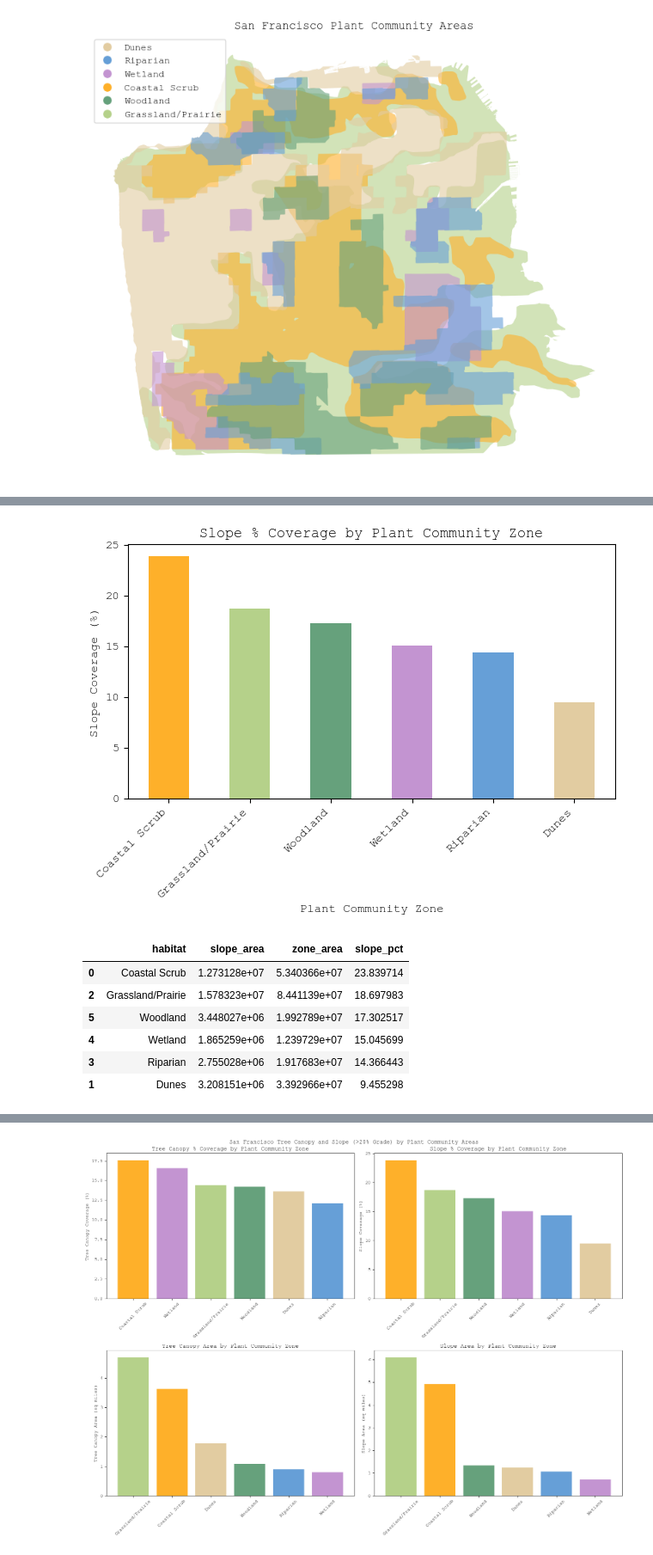
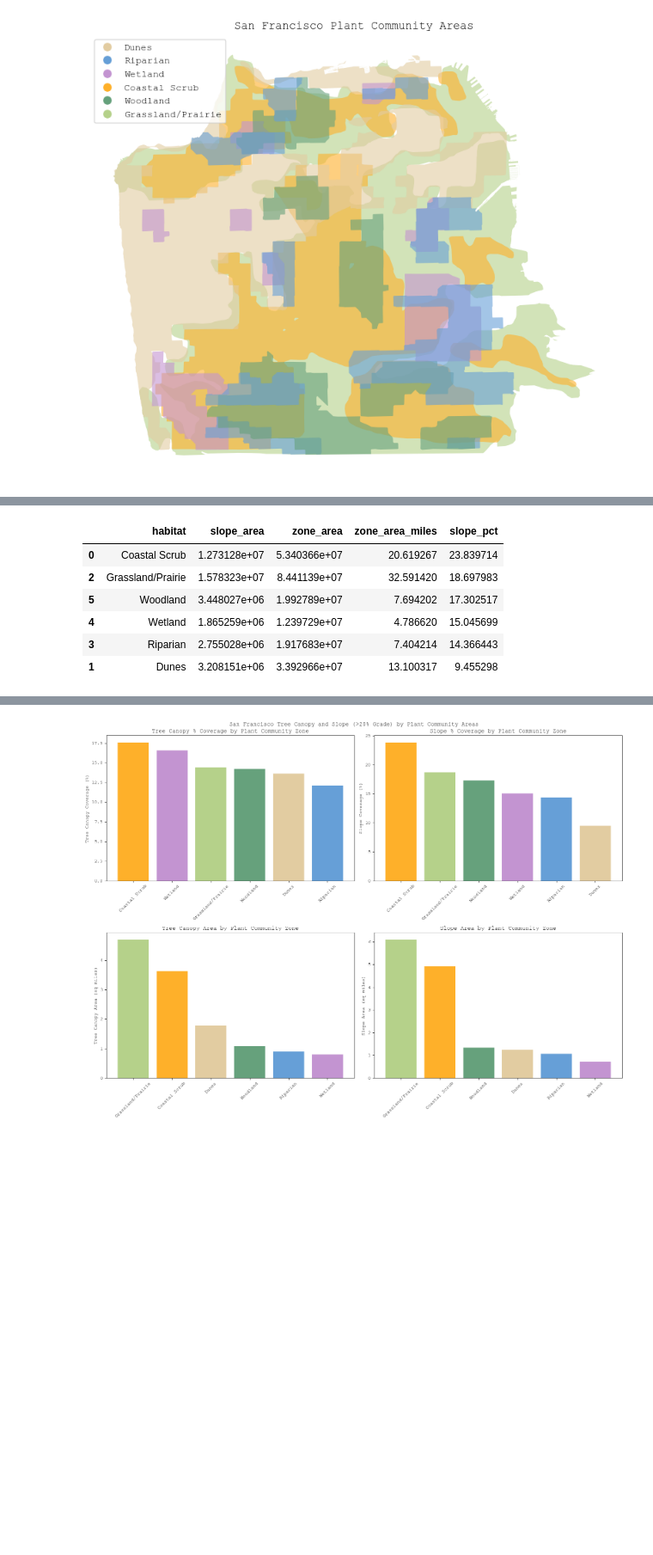
Before and after one commit to elliemadsen/cdp-mapping-systems, a Jupyter notebook: Assignments/01_SF_Canopy_Slope_Habitat_Analysis.ipynb, the cells around one changed output, grey strips where cells are left out. Shown at 86% size. Drawn from its saved outputs; the diff is of its cells as text; code cells hidden in the pictures; blank space fills up the shorter version.

```diff
--- a/Assignments/01_SF_Canopy_Slope_Habitat_Analysis.ipynb
+++ b/Assignments/01_SF_Canopy_Slope_Habitat_Analysis.ipynb
@@ -229,43 +205,32 @@ canopy_by_zone
 # %%
 # ---------------------- slope coverage % per plant community zone ----------------------
 
 # Compute intersection
 slope_intersection = gpd.overlay(sf_plant_areas, sf_slopes, how="intersection")
 
 # Compute slope area per intersection
 slope_intersection["slope_area"] = slope_intersection.geometry.area
 
 # Aggregate total slope area per habitat
 slope_by_zone = slope_intersection.groupby("habitat")["slope_area"].sum().reset_index()
 
 # Merge and compute percentage
 slope_zone_stats = slope_by_zone.merge(zone_areas, on="habitat")
 slope_zone_stats["slope_pct"] = (
     slope_zone_stats["slope_area"] / slope_zone_stats["zone_area"] * 100
 )
 
 slope_zone_stats = slope_zone_stats.sort_values("slope_pct", ascending=False)
 
-colors = [cmap.get(h, "#cccccc") for h in slope_zone_stats["habitat"]]
-
-slope_zone_stats.plot.bar(x="habitat", y="slope_pct", color=colors, legend=False)
-plt.ylabel("Slope Coverage (%)")
-plt.xlabel("Plant Community Zone")
-plt.title("Slope % Coverage by Plant Community Zone")
-plt.xticks(rotation=45, ha="right")
-plt.tight_layout()
-plt.show()
-
 slope_zone_stats
 # %% [output]
-[figure, removed]
-|  | habitat | slope_area | zone_area | slope_pct |
-| 0 | Coastal Scrub | 1.273128e+07 | 5.340366e+07 | 23.839714 |
-| 2 | Grassland/Prairie | 1.578323e+07 | 8.441139e+07 | 18.697983 |
-| 5 | Woodland | 3.448027e+06 | 1.992789e+07 | 17.302517 |
-| 4 | Wetland | 1.865259e+06 | 1.239729e+07 | 15.045699 |
-| 3 | Riparian | 2.755028e+06 | 1.917683e+07 | 14.366443 |
-| 1 | Dunes | 3.208151e+06 | 3.392966e+07 | 9.455298 |
+|  | habitat | slope_area | zone_area | zone_area_miles | slope_pct |
+| 0 | Coastal Scrub | 1.273128e+07 | 5.340366e+07 | 20.619267 | 23.839714 |
+| 2 | Grassland/Prairie | 1.578323e+07 | 8.441139e+07 | 32.591420 | 18.697983 |
+| 5 | Woodland | 3.448027e+06 | 1.992789e+07 | 7.694202 | 17.302517 |
+| 4 | Wetland | 1.865259e+06 | 1.239729e+07 | 4.786620 | 15.045699 |
+| 3 | Riparian | 2.755028e+06 | 1.917683e+07 | 7.404214 | 14.366443 |
+| 1 | Dunes | 3.208151e+06 | 3.392966e+07 | 13.100317 | 9.455298 |
 # %%
 # ---------------------- slope area per plant community zone ----------------------
 
```
Also changed, not shown: parts of 8 cells of this notebook.
